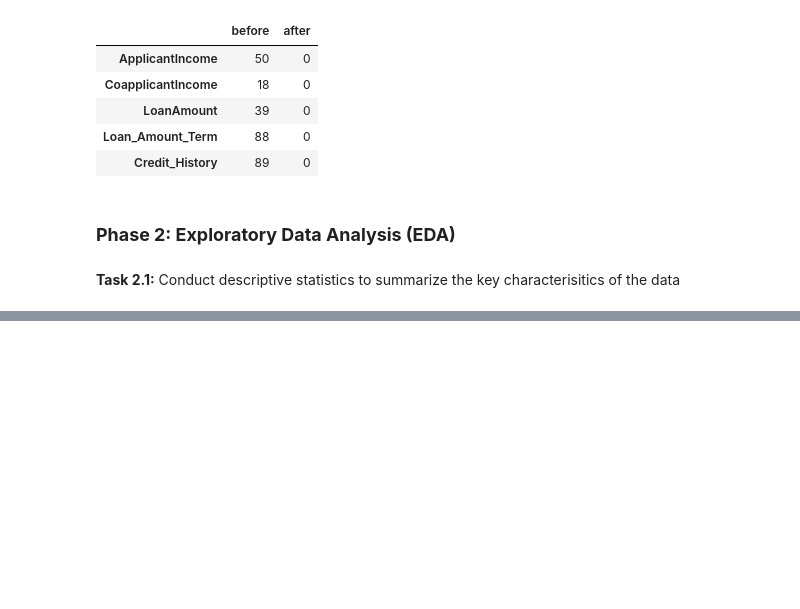
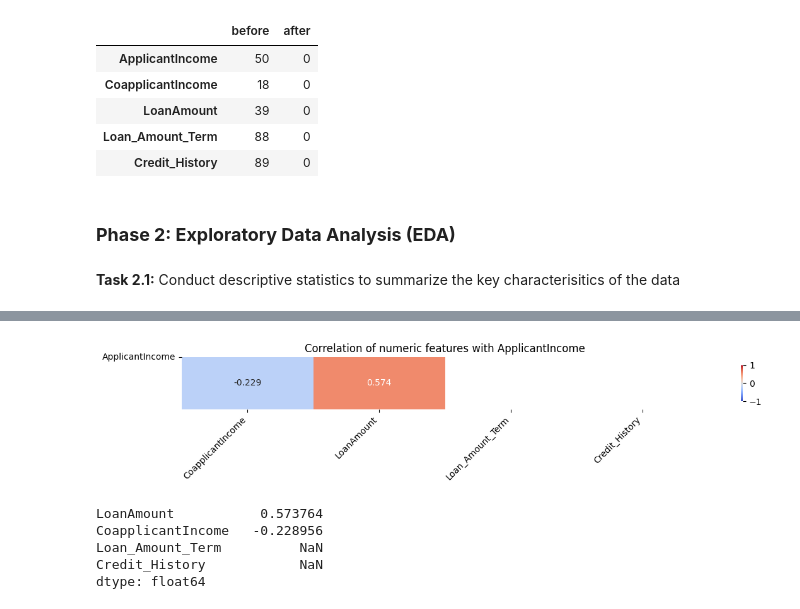
Before and after one commit to Naeema-cyber/ai_engineering_repo, a Jupyter notebook: month_3/naheemot_adebiyi_task_25.ipynb, the cells around one changed output, grey strips where cells are left out. Drawn from its saved outputs; the diff is of its cells as text; code cells hidden in the pictures; blank space fills up the shorter version.

```diff
--- a/month_3/naheemot_adebiyi_task_25.ipynb
+++ b/month_3/naheemot_adebiyi_task_25.ipynb
@@ -260,0 +271,38 @@ Comparison of IQR outlier counts (before vs after capping):
+# %%
+# 2.2
+# Let's visualize the distributions of the numerical features using histogram and box plots.
+def correlation_with_target(df, target_col, figsize=(10,2)):
+    numeric_columns = df.select_dtypes(include='number').copy()
+    if target_col not in numeric_columns.columns:
+        raise ValueError(f"Target column '{target_col}' must be present in the dataframe.")
+    corrs = numeric_columns.corrwith(numeric_columns[target_col]).drop(target_col)
+    corrs_df = corrs.to_frame(name='corr').T
+
+    plt.figure(figsize=figsize)
+    sns.heatmap(
+        corrs_df,
+        annot=True,
+        fmt=".3f",
+        cmap="coolwarm",
+        center=0,
+        vmin=-1,
+        vmax=1,
+        cbar_kws={'orientation': 'vertical', 'shrink':0.7}
+    )
+    plt.xticks(rotation=45, ha='right')
+    plt.yticks([0], [target_col], rotation=0)
+    plt.title(f"Correlation of numeric features with {target_col}", fontsize=12)
+    plt.tight_layout()
+    plt.show()
+
+    return corrs.reindex(corrs.abs().sort_values(ascending=False).index)
+# %%
+corr_series = correlation_with_target(df, 'ApplicantIncome', figsize=(12,2.5))
+print(corr_series)
+# %% [output]
+[figure, added]
+LoanAmount           0.573764
+CoapplicantIncome   -0.228956
+Loan_Amount_Term          NaN
+Credit_History            NaN
+dtype: float64
```
Also changed, not shown: parts of 8 cells of this notebook, 9 other files.
